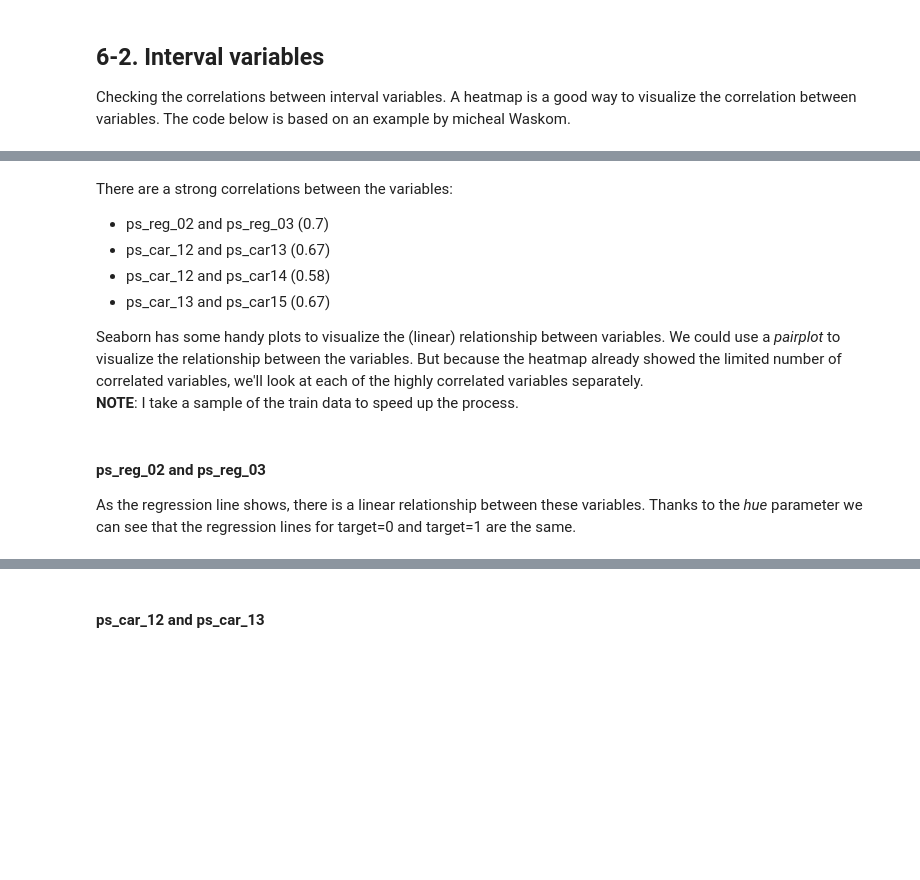
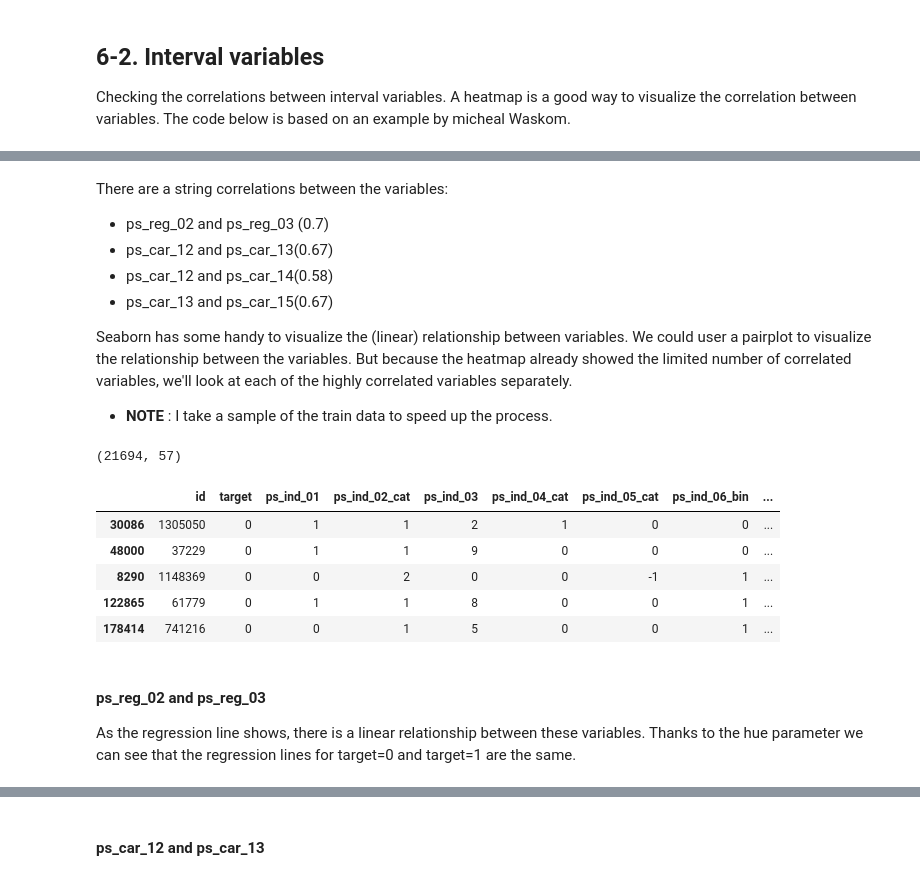
Before and after one commit to ecjang/pages, a Jupyter notebook: Kaggle/002_Binary_Prediction_Porto.ipynb, the cells around one changed output, grey strips where cells are left out. Saved outputs shown, nothing was run; the diff lists cells and outputs as text; code cells hidden in the pictures; blank space fills up the shorter version.

```diff
--- a/Kaggle/002_Binary_Prediction_Porto.ipynb
+++ b/Kaggle/002_Binary_Prediction_Porto.ipynb
@@ -512,9 +512,9 @@ corr_heatmap(v)
 # %% [markdown]
-There are a strong correlations between the variables:
+There are a string correlations between the variables:
 - ps_reg_02 and ps_reg_03 (0.7)
-- ps_car_12 and ps_car13 (0.67)
-- ps_car_12 and ps_car14 (0.58)
-- ps_car_13 and ps_car15 (0.67)
+- ps_car_12 and ps_car_13(0.67)
+- ps_car_12 and ps_car_14(0.58)
+- ps_car_13 and ps_car_15(0.67)
 
-Seaborn has some handy plots to visualize the (linear) relationship between variables. We could use a *pairplot* to visualize the relationship between the variables. But because the heatmap already showed the limited number of correlated variables, we'll look at each of the highly correlated variables separately.<br>
-**NOTE**: I take a sample of the train data to speed up the process.
+Seaborn has some handy to visualize the (linear) relationship between variables. We could user a pairplot to visualize the relationship between the variables. But because the heatmap already showed the limited number of correlated variables, we'll look at each of the highly correlated variables separately.
+- **NOTE** : I take a sample of the train data to speed up the process.
@@ -523,6 +521,20 @@ s = train.sample(frac=0.1)
+# %%
+# Only 10% of smaple are taken
+s = train.sample(frac=0.1)
+print(s.shape)
+s.head()
+# %% [output]
+(21694, 57)
+|  | id | target | ps_ind_01 | ps_ind_02_cat | ps_ind_03 | ps_ind_04_cat | ps_ind_05_cat | ps_ind_06_bin | ... |
+| 30086 | 1305050 | 0 | 1 | 1 | 2 | 1 | 0 | 0 | ... |
+| 48000 | 37229 | 0 | 1 | 1 | 9 | 0 | 0 | 0 | ... |
+| 8290 | 1148369 | 0 | 0 | 2 | 0 | 0 | -1 | 1 | ... |
+| 122865 | 61779 | 0 | 1 | 1 | 8 | 0 | 0 | 1 | ... |
+| 178414 | 741216 | 0 | 0 | 1 | 5 | 0 | 0 | 1 | ... |
 # %% [markdown]
 #### ps_reg_02 and ps_reg_03
-As the regression line shows, there is a linear relationship between these variables. Thanks to the *hue* parameter we can see that the regression lines for target=0 and target=1 are the same.
+
+As the regression line shows, there is a linear relationship between these variables. Thanks to the hue parameter we can see that the regression lines for target=0 and target=1 are the same.
 # %%
 sns.lmplot(x='ps_reg_02', y='ps_reg_03', data=s, hue='target', palette='Set1', scatter_kws={'alpha':0.3})
 plt.show()
```
Also changed, not shown: parts of 18 cells of this notebook, 1 other file.
